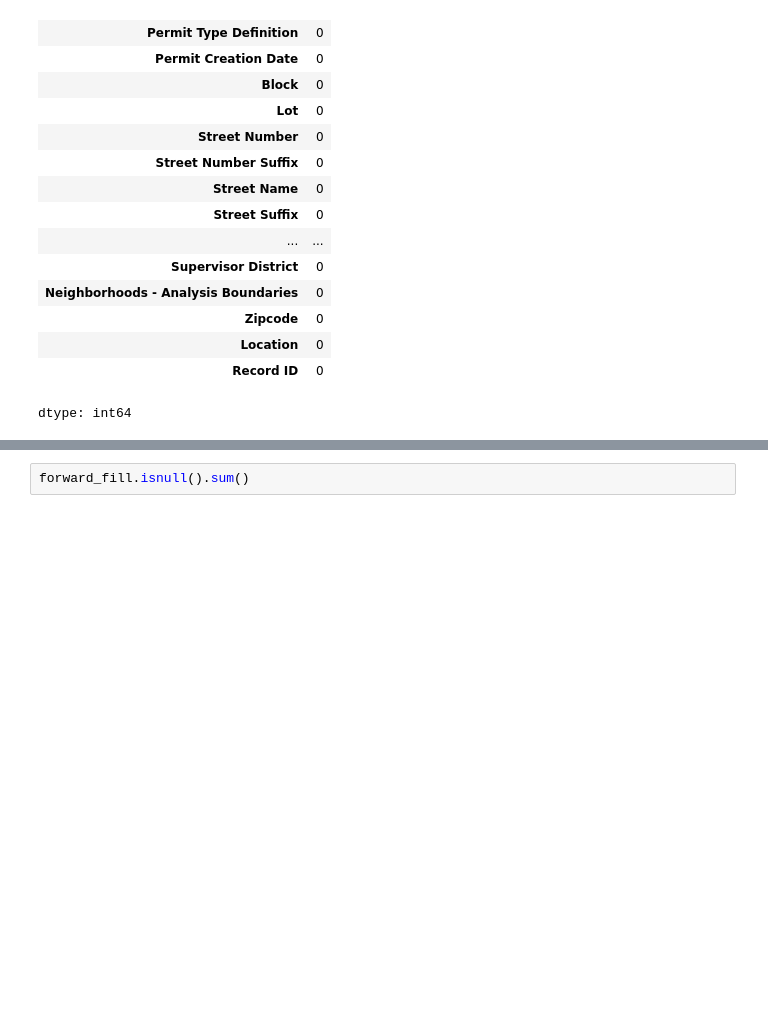
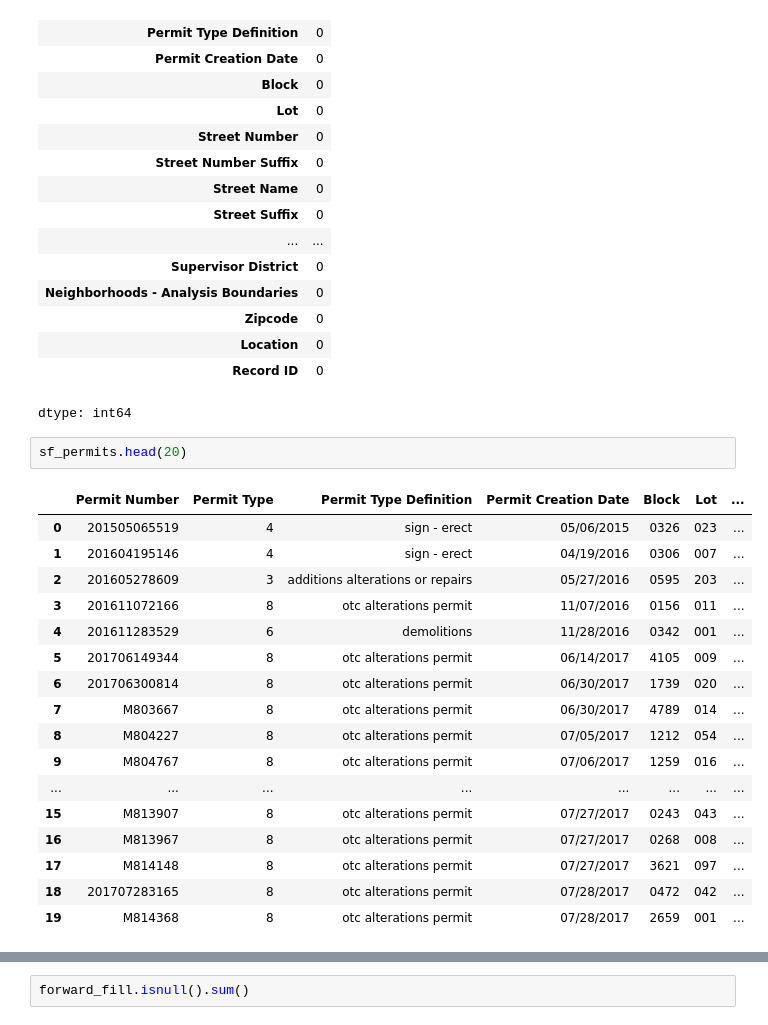
Before and after one commit to panchaldhruv27223/DA_EDA, a Jupyter notebook: EDA_Lab_Assignment_2.ipynb, the cells around one changed output, grey strips where cells are left out. Cells and saved outputs as stored; diff of their text form; blank space fills up the shorter version.

```diff
--- a/EDA_Lab_Assignment_2.ipynb
+++ b/EDA_Lab_Assignment_2.ipynb
@@ -397,4 +397,24 @@ backward_fill.isnull().sum()
 | Location | 0 |
 | Record ID | 0 |
 dtype: int64
+# %%
+sf_permits.head(20)
+# %% [output]
+|  | Permit Number | Permit Type | Permit Type Definition | Permit Creation Date | Block | Lot | ... |
+| 0 | 201505065519 | 4 | sign - erect | 05/06/2015 | 0326 | 023 | ... |
+| 1 | 201604195146 | 4 | sign - erect | 04/19/2016 | 0306 | 007 | ... |
+| 2 | 201605278609 | 3 | additions alterations or repairs | 05/27/2016 | 0595 | 203 | ... |
+| 3 | 201611072166 | 8 | otc alterations permit | 11/07/2016 | 0156 | 011 | ... |
+| 4 | 201611283529 | 6 | demolitions | 11/28/2016 | 0342 | 001 | ... |
+| 5 | 201706149344 | 8 | otc alterations permit | 06/14/2017 | 4105 | 009 | ... |
+| 6 | 201706300814 | 8 | otc alterations permit | 06/30/2017 | 1739 | 020 | ... |
+| 7 | M803667 | 8 | otc alterations permit | 06/30/2017 | 4789 | 014 | ... |
+| 8 | M804227 | 8 | otc alterations permit | 07/05/2017 | 1212 | 054 | ... |
+| 9 | M804767 | 8 | otc alterations permit | 07/06/2017 | 1259 | 016 | ... |
+| ... | ... | ... | ... | ... | ... | ... | ... |
+| 15 | M813907 | 8 | otc alterations permit | 07/27/2017 | 0243 | 043 | ... |
+| 16 | M813967 | 8 | otc alterations permit | 07/27/2017 | 0268 | 008 | ... |
+| 17 | M814148 | 8 | otc alterations permit | 07/27/2017 | 3621 | 097 | ... |
+| 18 | 201707283165 | 8 | otc alterations permit | 07/28/2017 | 0472 | 042 | ... |
+| 19 | M814368 | 8 | otc alterations permit | 07/28/2017 | 2659 | 001 | ... |
 # %%
```
Also changed, not shown: parts of 2 cells of this notebook.
